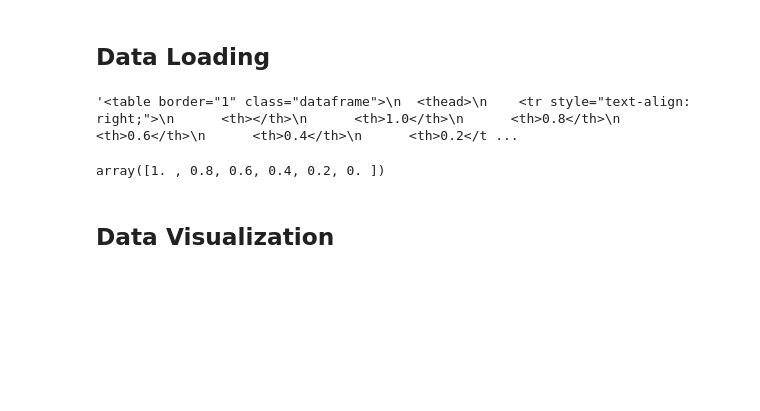
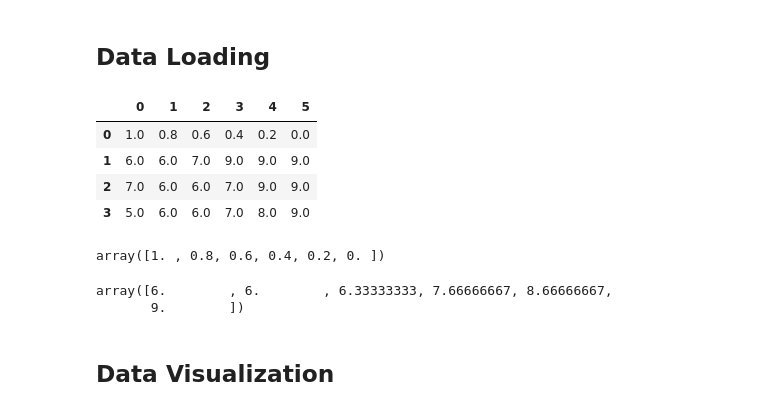
Before and after one commit to pranavnt/PotatoMolarityLab, a Jupyter notebook: modeling.ipynb, the cells around one changed output. Drawn from its saved outputs; the diff is of its cells as text; code cells hidden in the pictures; blank space fills up the shorter version.

```diff
--- a/modeling.ipynb
+++ b/modeling.ipynb
@@ -12,9 +12,13 @@ import seaborn as sns
 sns.set()
 # %%
 df = pd.read_csv('data.csv',header=None)
-pd.read_csv('data.csv').to_html()
+df
 # %% [output]
-'<table border="1" class="dataframe">\n  <thead>\n    <tr style="text-align: right;">\n      <th></th>\n      <th>1.0</th>\n      <th>0.8</th>\n      <th>0.6</th>\n      <th>0.4</th>\n      <th>0.2</t ...
+|  | 0 | 1 | 2 | 3 | 4 | 5 |
+| 0 | 1.0 | 0.8 | 0.6 | 0.4 | 0.2 | 0.0 |
+| 1 | 6.0 | 6.0 | 7.0 | 9.0 | 9.0 | 9.0 |
+| 2 | 7.0 | 6.0 | 6.0 | 7.0 | 9.0 | 9.0 |
+| 3 | 5.0 | 6.0 | 6.0 | 7.0 | 8.0 | 9.0 |
 # %%
 X = np.array(pd.read_csv('data.csv',header=None))[0]
 X
@@ -23,6 +27,10 @@ array([1. , 0.8, 0.6, 0.4, 0.2, 0. ])
 # %%
 y = pd.read_csv('data.csv')
 y = np.mean(np.array(y),axis=0)
+y
+# %% [output]
+array([6.        , 6.        , 6.33333333, 7.66666667, 8.66666667,
+       9.        ])
 # %% [markdown]
 ## Data Visualization
 # %% [markdown]
```
